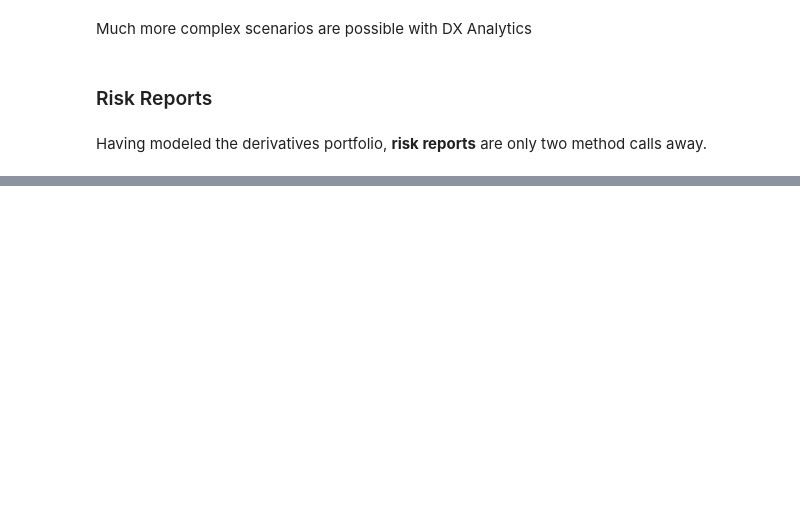
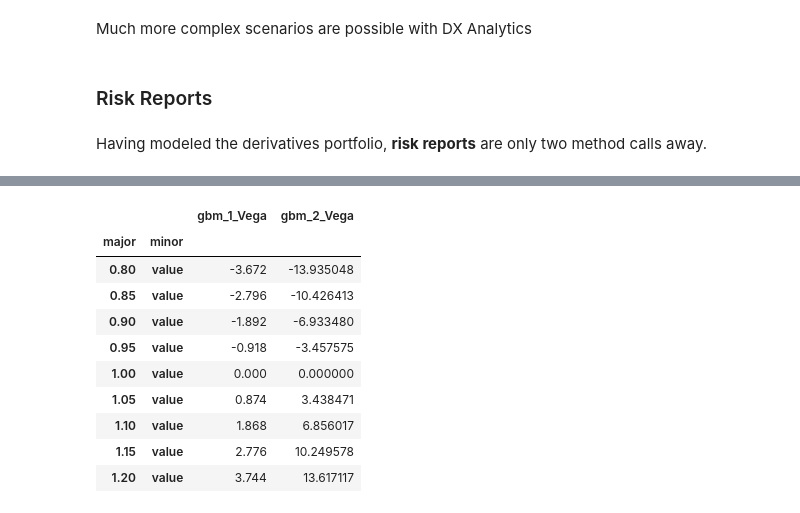
Before and after one commit to yhilpisch/dx, a Jupyter notebook: 00_dx_quickstart.ipynb, the cells around one changed output, grey strips where cells are left out. Cells and saved outputs as stored; diff of their text form; code cells hidden in the pictures; blank space fills up the shorter version.

```diff
--- a/00_dx_quickstart.ipynb
+++ b/00_dx_quickstart.ipynb
@@ -361,3 +362,17 @@ dx.risk_report(vegas.ix[:, :, 'value'] - benchvalue, gross=False)
+# %%
+vegas.loc(axis=0)[:, 'value'] - benchvalue
+# %% [output]
+|  |  | gbm_1_Vega | gbm_2_Vega |
+| major | minor |  |  |
+| 0.80 | value | -3.672 | -13.935048 |
+| 0.85 | value | -2.796 | -10.426413 |
+| 0.90 | value | -1.892 | -6.933480 |
+| 0.95 | value | -0.918 | -3.457575 |
+| 1.00 | value | 0.000 | 0.000000 |
+| 1.05 | value | 0.874 | 3.438471 |
+| 1.10 | value | 1.868 | 6.856017 |
+| 1.15 | value | 2.776 | 10.249578 |
+| 1.20 | value | 3.744 | 13.617117 |
 # %% [markdown]
 **Copyright, License & Disclaimer**
 
```
Also changed, not shown: parts of 25 cells of this notebook, 20 other files.
